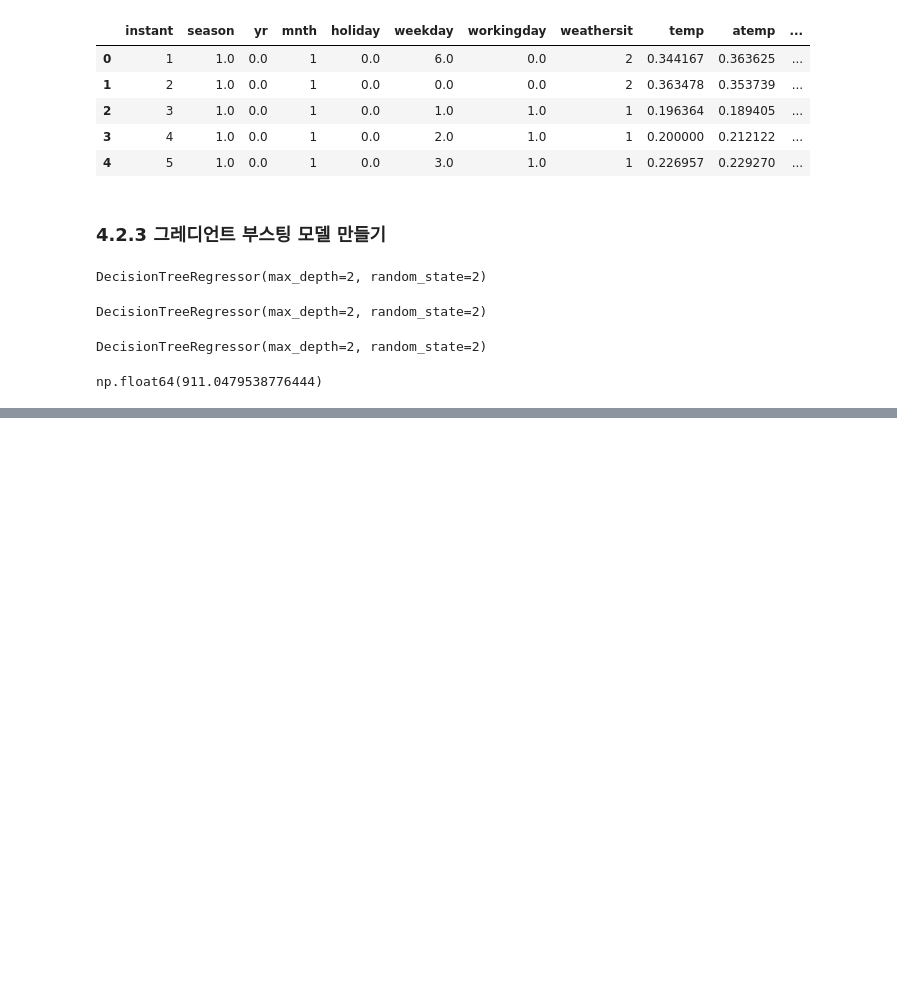
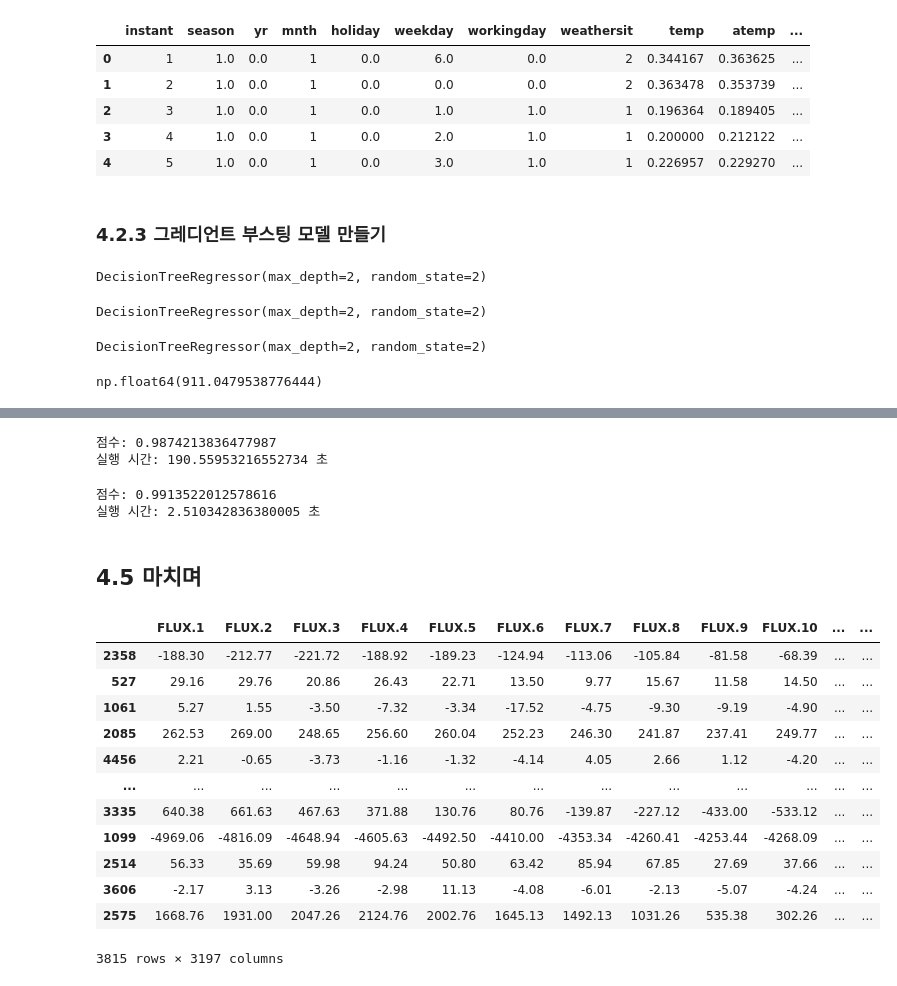
Before and after one commit to leehosung/xgboost, a Jupyter notebook: chapter4.ipynb, the cells around one changed output, grey strips where cells are left out. Saved outputs shown, nothing was run; the diff lists cells and outputs as text; code cells hidden in the pictures; blank space fills up the shorter version.

```diff
--- a/chapter4.ipynb
+++ b/chapter4.ipynb
@@ -72,0 +252,4 @@ np.float64(911.0479538776444)
+# %%
+X = df.iloc[:, 1:]
+y = df.iloc[:, 0]
+X_train, X_test, y_train, y_test = train_test_split(X, y, random_state=2)
@@ -72,0 +280,49 @@ np.float64(911.0479538776444)
+# %%
+start = time.time()
+gbr = GradientBoostingClassifier(n_estimators=100, max_depth=2, random_state=2)
+gbr.fit(X_train, y_train)
+y_pred = gbr.predict(X_test)
+score = accuracy_score(y_pred, y_test)
+print('점수: ' + str(score))
+end = time.time()
+elapsed = end - start
+print('실행 시간: ' + str(elapsed) + ' 초')
+# %% [output]
+점수: 0.9874213836477987
+실행 시간: 190.55953216552734 초
+# %%
+from sklearn.preprocessing import LabelEncoder
+le = LabelEncoder()
+y_train = le.fit_transform(y_train)
+y_test = le.fit_transform(y_test)
+# %%
+start = time.time()
+xgb = XGBClassifier(n_estimators=100, max_depth=2)
+xgb.fit(X_train, y_train)
+y_pred = xgb.predict(X_test)
+score = accuracy_score(y_pred, y_test)
+print('점수: ' + str(score))
+end = time.time()
+elapsed = end - start
+print('실행 시간: ' + str(elapsed) + ' 초')
+# %% [output]
+점수: 0.9913522012578616
+실행 시간: 2.510342836380005 초
+# %% [markdown]
+## 4.5 마치며
+# %%
+X_train
+# %% [output]
+|  | FLUX.1 | FLUX.2 | FLUX.3 | FLUX.4 | FLUX.5 | FLUX.6 | FLUX.7 | FLUX.8 | FLUX.9 | FLUX.10 | ... | ... |
+| 2358 | -188.30 | -212.77 | -221.72 | -188.92 | -189.23 | -124.94 | -113.06 | -105.84 | -81.58 | -68.39 | ... | ... |
+| 527 | 29.16 | 29.76 | 20.86 | 26.43 | 22.71 | 13.50 | 9.77 | 15.67 | 11.58 | 14.50 | ... | ... |
+| 1061 | 5.27 | 1.55 | -3.50 | -7.32 | -3.34 | -17.52 | -4.75 | -9.30 | -9.19 | -4.90 | ... | ... |
+| 2085 | 262.53 | 269.00 | 248.65 | 256.60 | 260.04 | 252.23 | 246.30 | 241.87 | 237.41 | 249.77 | ... | ... |
+| 4456 | 2.21 | -0.65 | -3.73 | -1.16 | -1.32 | -4.14 | 4.05 | 2.66 | 1.12 | -4.20 | ... | ... |
+| ... | ... | ... | ... | ... | ... | ... | ... | ... | ... | ... | ... | ... |
+| 3335 | 640.38 | 661.63 | 467.63 | 371.88 | 130.76 | 80.76 | -139.87 | -227.12 | -433.00 | -533.12 | ... | ... |
+| 1099 | -4969.06 | -4816.09 | -4648.94 | -4605.63 | -4492.50 | -4410.00 | -4353.34 | -4260.41 | -4253.44 | -4268.09 | ... | ... |
+| 2514 | 56.33 | 35.69 | 59.98 | 94.24 | 50.80 | 63.42 | 85.94 | 67.85 | 27.69 | 37.66 | ... | ... |
+| 3606 | -2.17 | 3.13 | -3.26 | -2.98 | 11.13 | -4.08 | -6.01 | -2.13 | -5.07 | -4.24 | ... | ... |
+| 2575 | 1668.76 | 1931.00 | 2047.26 | 2124.76 | 2002.76 | 1645.13 | 1492.13 | 1031.26 | 535.38 | 302.26 | ... | ... |
+3815 rows × 3197 columns
```
Also changed, not shown: parts of 36 cells of this notebook, 1 other file.
